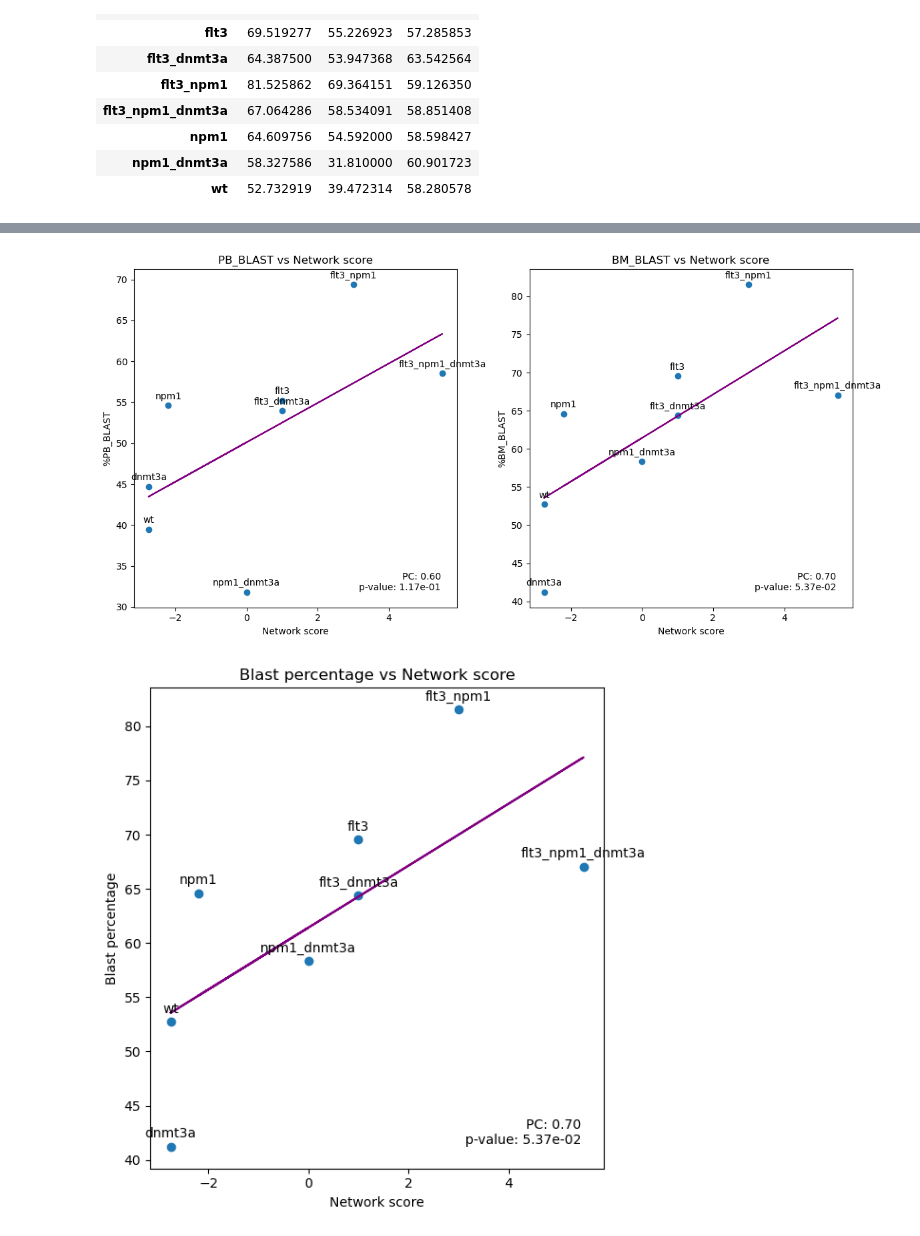
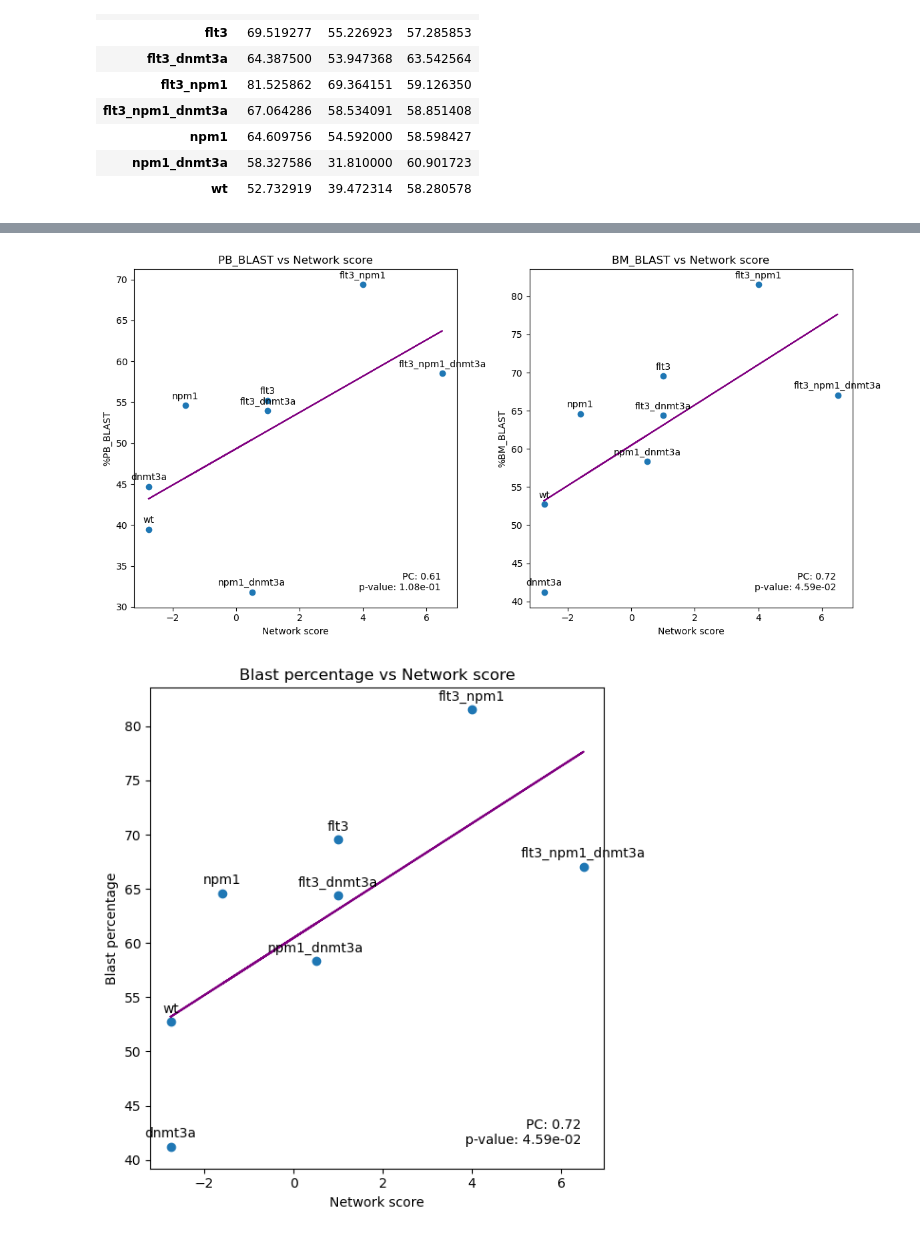
Before and after one commit to IlyaLab/LogicModelMerger, a Jupyter notebook: Evaluating the merged model/Correlation with clinical outcome_BeatAML_Palma approach.ipynb, the cells around one changed output, grey strips where cells are left out. Cells and saved outputs as stored; diff of their text form; code cells hidden in the pictures.

```diff
--- a/Evaluating the merged model/Correlation with clinical outcome_BeatAML_Palma approach.ipynb
+++ b/Evaluating the merged model/Correlation with clinical outcome_BeatAML_Palma approach.ipynb
@@ -44,11 +49,11 @@ from matplotlib.gridspec import GridSpec
 # %% [output]
 This notebook has been executed using the docker image `colomoto/colomoto-docker:2024-03-01`
 # %%
-model1 = biolqm.load("./Models/" + model1name + ".sbml")
-model2 = biolqm.load("./Models/" + model2name + ".sbml")
-merged_and = biolqm.load("./Models/merged_and_" + model1name + "_" + model2name + ".sbml")
-merged_inhibitor_wins = biolqm.load("./Models/merged_inhibitor_wins_" + model1name + "_" + model2name + ".sbml")
-merged_or = biolqm.load("./Models/merged_or_" + model1name + "_" + model2name + ".sbml")
+model1 = biolqm.load("../Models/" + model1name + ".sbml")
+model2 = biolqm.load("../Models/" + model2name + ".sbml")
+merged_and = biolqm.load("../Models/merged_and_" + model1name + "_" + model2name + ".sbml")
+merged_inhibitor_wins = biolqm.load("../Models/merged_inhibitor_wins_" + model1name + "_" + model2name + ".sbml")
+merged_or = biolqm.load("../Models/merged_or_" + model1name + "_" + model2name + ".sbml")
 # %%
 # Get genes in each model
 def getnodes(model_name):
@@ -157,6 +167,7 @@ clinical_aggr
 | npm1_dnmt3a | 58.327586 | 31.810000 | 60.901723 |
 | wt | 52.732919 | 39.472314 | 58.280578 |
 # %%
+# Simulate the models for each mutation profile and return the phenotype scores
 def simulation(model):
 
     # set the fix value for the simulations
@@ -181,13 +192,15 @@ def simulation(model):
     # calculate the phenotype scores
     results['APOPTOSIS'] = results['TP53'] - results['BCL2']
     results['DIFFERENTIATION'] = results['CEBPA'] + results['ETV6'] - results['MEIS1']
-    results['PROLIFERATION'] = results['CCND1'] + results['SOX4'] + results['MEIS1'] + results['STAT5A']
+    results['PROLIFERATION'] = results['MYC'] + results['CCND1'] + results['SOX4'] + results['MEIS1'] + results['STAT5A']
 
     # calculate the network scores
     results['NETWORK'] = results['PROLIFERATION'] - results['APOPTOSIS'] - results['DIFFERENTIATION']
     simulation_results = results.T.sort_index()
     return simulation_results
 
+
+# Plot the correlation
 def clinical_plot(simulation_results, clinical_file):
     clinical_aggr = pd.read_csv(clinical_file,index_col=0)
     clinical_results = pd.concat([clinical_aggr.T.sort_index(axis=1),simulation_results.sort_index(axis=1)])
@@ -228,6 +241,7 @@ def clinical_plot(simulation_results, clinical_file):
     plt.tight_layout()
     plt.show()
 
+# Plot only results for blast percentages in bone marrow
 def clinical_plot_bm(simulation_results, clinical_file):
     clinical_aggr = pd.read_csv(clinical_file,index_col=0)
     clinical_results = pd.concat([clinical_aggr.T.sort_index(axis=1),simulation_results.sort_index(axis=1)])
@@ -286,10 +301,11 @@ clinical_plot_bm(simulation_results_or, './Data/BeatAML/clinical.csv')
 # %%
+# Merged rules using 'Inhibitor wins'
 simulation_results_inhibitor_wins = simulation(merged_inhibitor_wins)
-clinical_plot(simulation_results_inhibitor_wins, './Data/BeatAML/clinical.csv')
+clinical_plot(simulation_results_inhibitor_wins, '../Data/BeatAML/clinical.csv')
 # %% [output]
-[figure, old version]
+[figure, new version]
 # %%
-clinical_plot_bm(simulation_results_inhibitor_wins, './Data/BeatAML/clinical.csv')
+clinical_plot_bm(simulation_results_inhibitor_wins, '../Data/BeatAML/clinical.csv')
 # %% [output]
-[figure, old version]
+[figure, new version]
 # %%
```
Also changed, not shown: parts of 19 cells of this notebook, 14 other files.
